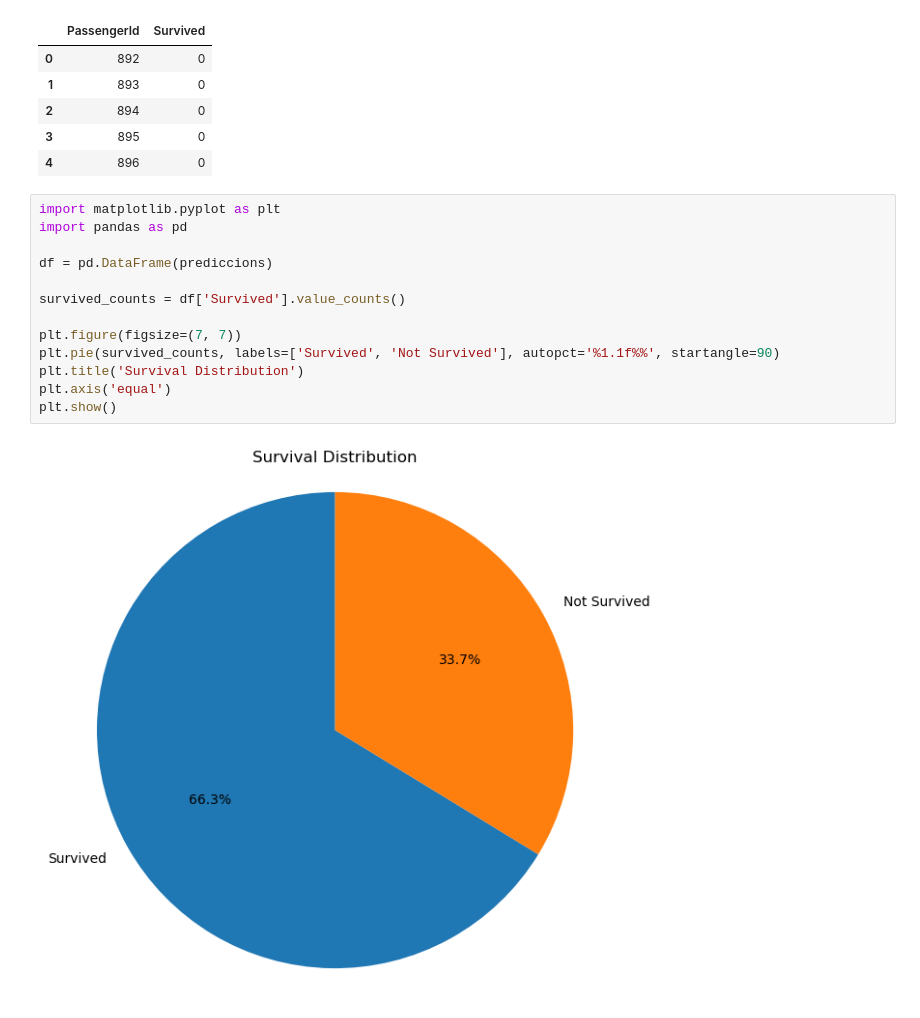
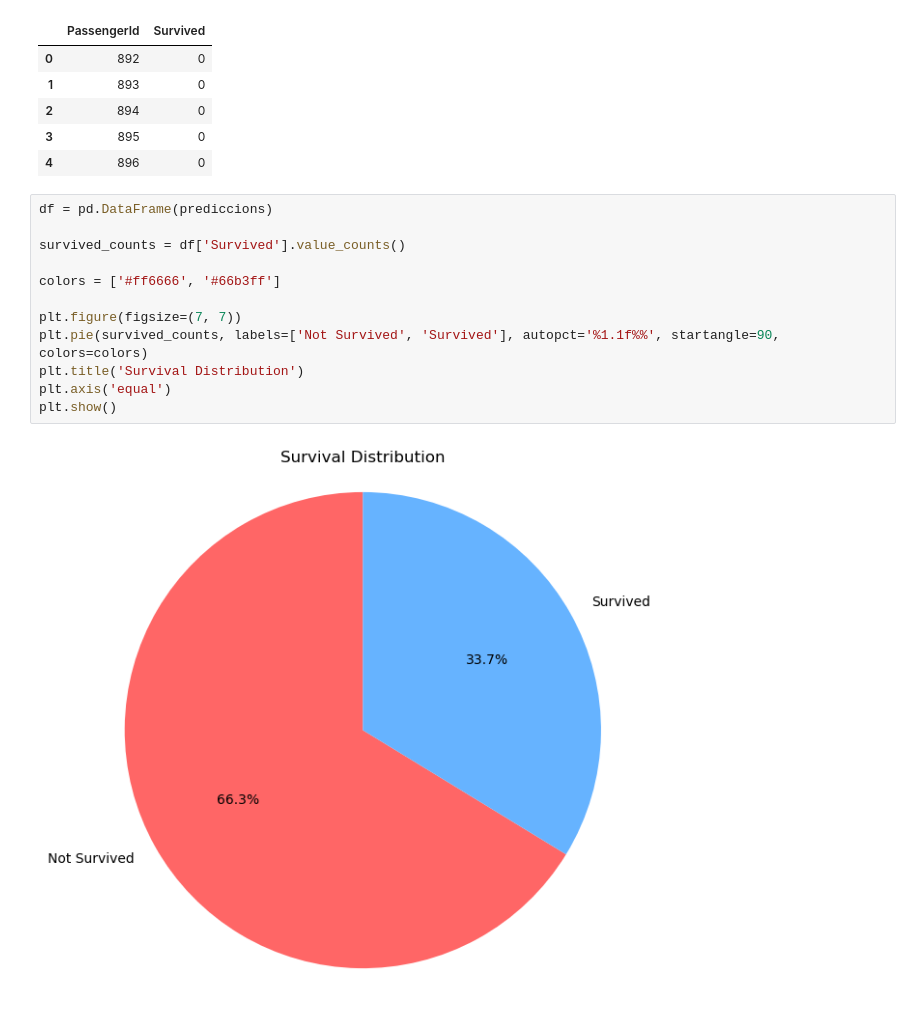
Before and after one commit to AdairPonceuwu/Titanic_Analysis, a Jupyter notebook: train.ipynb, the cells around one changed output. Saved outputs shown, nothing was run; the diff lists cells and outputs as text.

Commit message:
Graphics

```diff
--- a/train.ipynb
+++ b/train.ipynb
@@ -93,17 +94,16 @@ prediccions.head()
 | 3 | 895 | 0 |
 | 4 | 896 | 0 |
 # %%
-import matplotlib.pyplot as plt
-import pandas as pd
-
 df = pd.DataFrame(prediccions)
 
 survived_counts = df['Survived'].value_counts()
 
+colors = ['#ff6666', '#66b3ff']
+
 plt.figure(figsize=(7, 7))
-plt.pie(survived_counts, labels=['Survived', 'Not Survived'], autopct='%1.1f%%', startangle=90)
+plt.pie(survived_counts, labels=['Not Survived', 'Survived'], autopct='%1.1f%%', startangle=90, colors=colors)
 plt.title('Survival Distribution')
 plt.axis('equal')
 plt.show()
 # %% [output]
-[figure, old version]
+[figure, new version]
```
Also changed, not shown: parts of 4 cells of this notebook.
